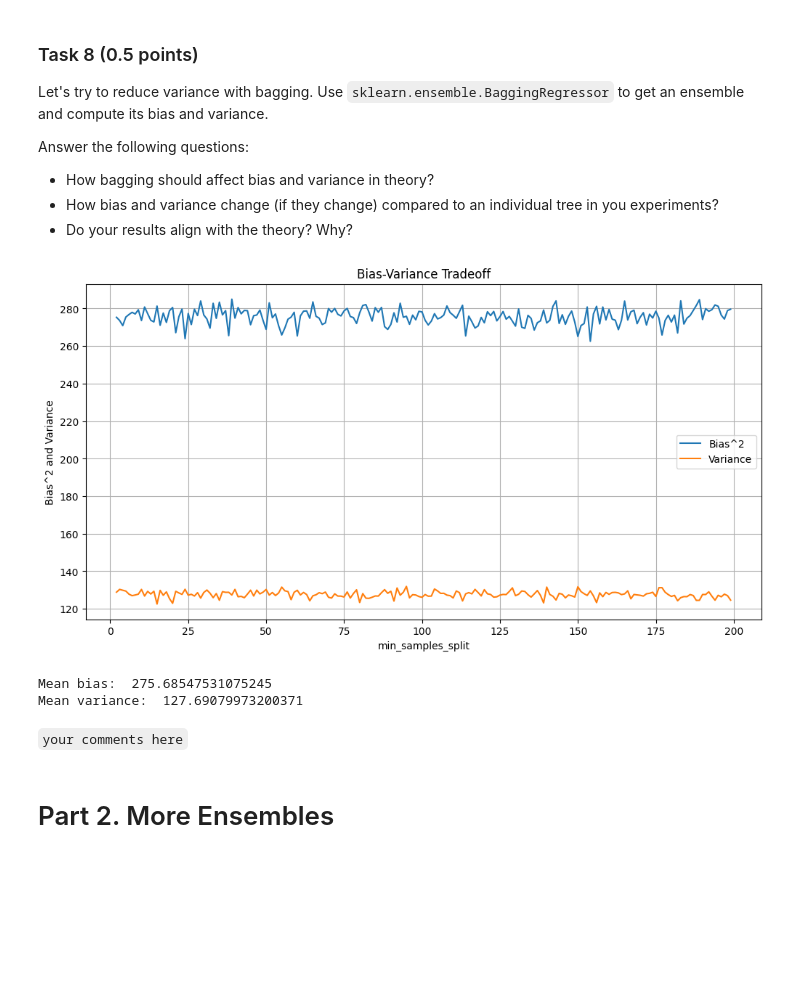
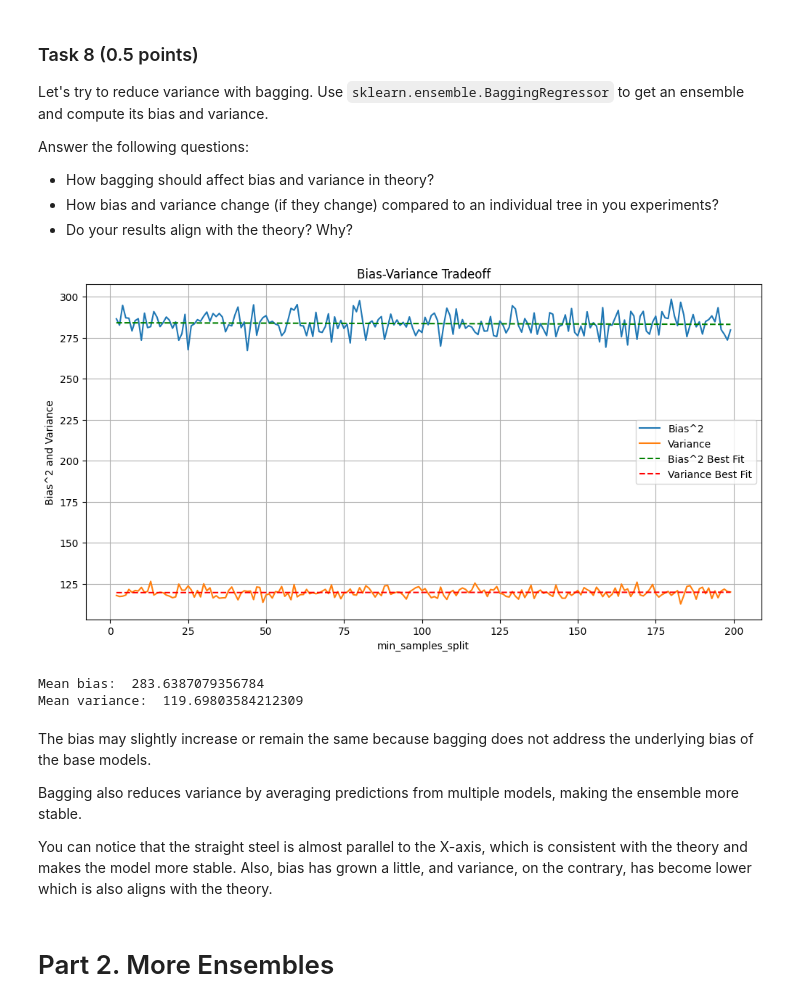
Before and after one commit to yakovlevia/Mathematical-methods-of-data-analysis, a Jupyter notebook: hw4ml_2024.ipynb, the cells around one changed output. Cells and saved outputs as stored; diff of their text form; code cells hidden in the pictures; blank space fills up the shorter version.

````diff
--- a/hw4ml_2024.ipynb
+++ b/hw4ml_2024.ipynb
@@ -594,7 +594,7 @@ param_grid = {
 }
 
 model = MyDecisionTreeRegressor()
-grid_search = GridSearchCV(estimator=model, param_grid=param_grid, cv=5, scoring='neg_mean_absolute_error', n_jobs= cpu_count() - 2)
+grid_search = GridSearchCV(estimator=model, param_grid=param_grid, cv=5, scoring='neg_mean_absolute_error', n_jobs=-1)
 
 grid_search.fit(X_train, y_train)
 
@@ -674,13 +674,10 @@ def get_bias_variance(estimator, x, y, n_iter):
         oob_indices = list(set(range(n_samples)) - set(indices))
         tmp = tmp - set(oob_indices)
         x_oob = x[oob_indices]
-        y_oob = y[oob_indices]
+        #y_oob = y[oob_indices]
 
         estimator.fit(x_sample, y_sample)
         y_pred = estimator.predict(x_oob)
-        #biasss = (y - np.mean(y_pred))**2
-        #bias.append(biasss)
-        #var.append(np.var(y_pred))
         predictions[oob_indices, i] = y_pred
 
 
@@ -737,9 +719,10 @@ variance_values = []
 
 for cnt in param_grid['min_samples_split']:
     model = DecisionTreeRegressor(min_samples_split=cnt, max_depth=10)
-    bias, var = get_bias_variance(model, X_train.values, y_train, 15)
+    bias, var = get_bias_variance(model, X_train.values, y_train, 8)
     bias_values.append(bias)
     variance_values.append(var)
+
 
 
 plt.figure(figsize=(12, 6))
@@ -748,6 +731,16 @@ plt.plot(param_grid['min_samples_split'], variance_values, label='Variance')
 plt.xlabel('min_samples_split')
 plt.ylabel('Bias^2 and Variance')
 plt.title('Bias-Variance Tradeoff')
+
+
+z_bias = np.polyfit(param_grid['min_samples_split'], bias_values, 1)
+p_bias = np.poly1d(z_bias)
+plt.plot(param_grid['min_samples_split'], p_bias(param_grid['min_samples_split']), "--", color="green", label="Bias^2 Best Fit")
+
+z_variance = np.polyfit(param_grid['min_samples_split'], variance_values, 1)
+p_variance = np.poly1d(z_variance)
+plt.plot(param_grid['min_samples_split'], p_variance(param_grid['min_samples_split']), "--", color="red", label="Variance Best Fit")
+
 plt.legend()
 plt.grid(True)
 plt.show()
@@ -772,39 +769,53 @@ Answer the following questions:
 # %%
 from sklearn.ensemble import BaggingRegressor
 
 param_grid = {
     'min_samples_split': list(range(2, 200))
 }
 
 bias_values = []
 variance_values = []
 
 
 for cnt in param_grid['min_samples_split']:
     bagging_model = BaggingRegressor(estimator=DecisionTreeRegressor(max_depth=10, min_samples_leaf=cnt), n_estimators=2000, random_state=42)
-    bias, var = get_bias_variance(model, X_train.values, y_train, 15)
+    bias, var = get_bias_variance(model, X_train.values, y_train, 8)
     bias_values.append(bias)
     variance_values.append(var)
 
 
 plt.figure(figsize=(12, 6))
 plt.plot(param_grid['min_samples_split'], bias_values, label='Bias^2')
 plt.plot(param_grid['min_samples_split'], variance_values, label='Variance')
 plt.xlabel('min_samples_split')
 plt.ylabel('Bias^2 and Variance')
 plt.title('Bias-Variance Tradeoff')
+
+
+z_bias = np.polyfit(param_grid['min_samples_split'], bias_values, 1)
+p_bias = np.poly1d(z_bias)
+plt.plot(param_grid['min_samples_split'], p_bias(param_grid['min_samples_split']), "--", color="green", label="Bias^2 Best Fit")
+
+z_variance = np.polyfit(param_grid['min_samples_split'], variance_values, 1)
+p_variance = np.poly1d(z_variance)
+plt.plot(param_grid['min_samples_split'], p_variance(param_grid['min_samples_split']), "--", color="red", label="Variance Best Fit")
+
 plt.legend()
 plt.grid(True)
 plt.show()
 
 print("Mean bias: ", np.mean(bias_values))
 print("Mean variance: ", np.mean(variance_values))
 # %% [output]
-[figure, old version]
+[figure, new version]
-Mean bias:  275.68547531075245
-Mean variance:  127.69079973200371
+Mean bias:  283.6387079356784
+Mean variance:  119.69803584212309
-# %% [markdown]
-```your comments here```
+# %% [markdown]
+The bias may slightly increase or remain the same because bagging does not address the underlying bias of the base models.
+
+Bagging also reduces variance by averaging predictions from multiple models, making the ensemble more stable.
+
+You can notice that the straight steel is almost parallel to the X-axis, which is consistent with the theory and makes the model more stable. Also, bias has grown a little, and variance, on the contrary, has become lower which is also aligns with the theory.
 # %% [markdown]
 # Part 2. More Ensembles
 # %% [markdown]
````
Also changed, not shown: parts of 25 cells of this notebook, 1 other file.
